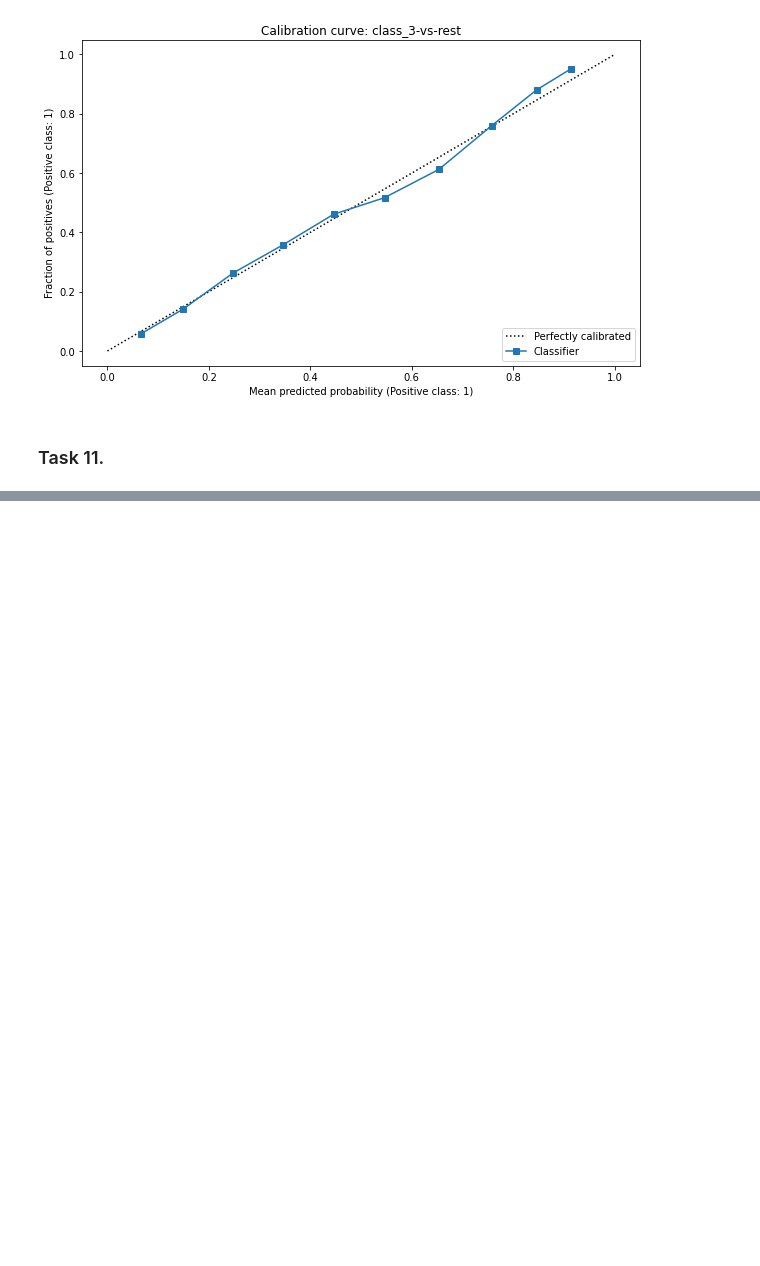
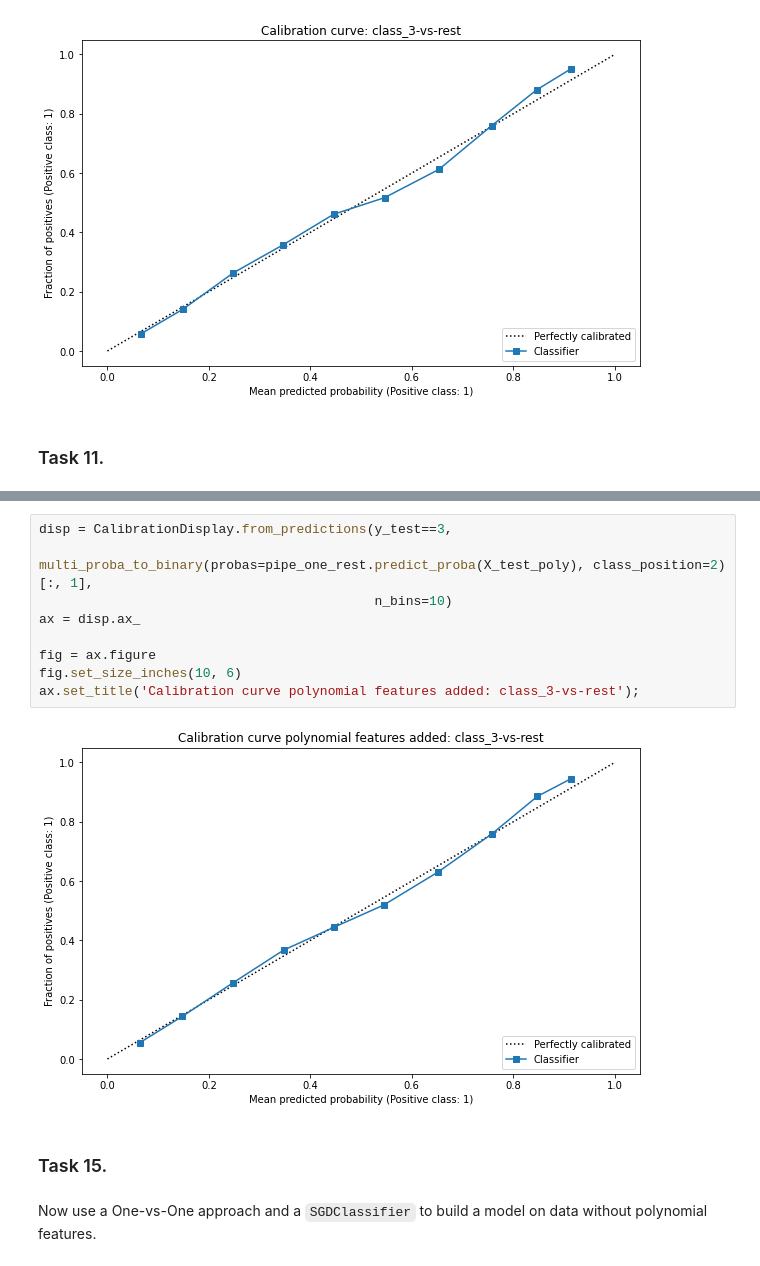
Before and after one commit to nktnlx/mle_course, a Jupyter notebook: 02_ml/14_multiclass_classification.ipynb, the cells around one changed output, grey strips where cells are left out. Cells and saved outputs as stored; diff of their text form; blank space fills up the shorter version.

```diff
--- a/02_ml/14_multiclass_classification.ipynb
+++ b/02_ml/14_multiclass_classification.ipynb
@@ -358,0 +498,15 @@ tbc..
+# %%
+disp = CalibrationDisplay.from_predictions(y_test==3,
+                                           multi_proba_to_binary(probas=pipe_one_rest.predict_proba(X_test_poly), class_position=2)[:, 1],
+                                           n_bins=10)
+ax = disp.ax_
+
+fig = ax.figure
+fig.set_size_inches(10, 6)
+ax.set_title('Calibration curve polynomial features added: class_3-vs-rest');
+# %% [output]
+[figure, added]
+# %% [markdown]
+### Task 15.
+# %% [markdown]
+Now use a One-vs-One approach and a `SGDClassifier` to build a model on data without polynomial features.
```
Also changed, not shown: parts of 30 cells of this notebook.
